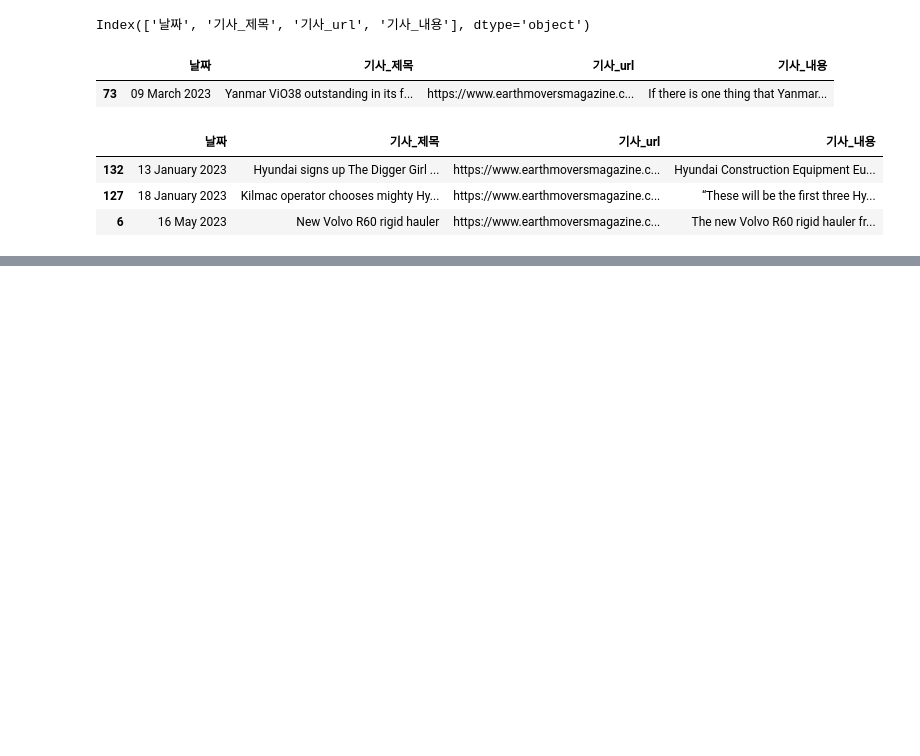
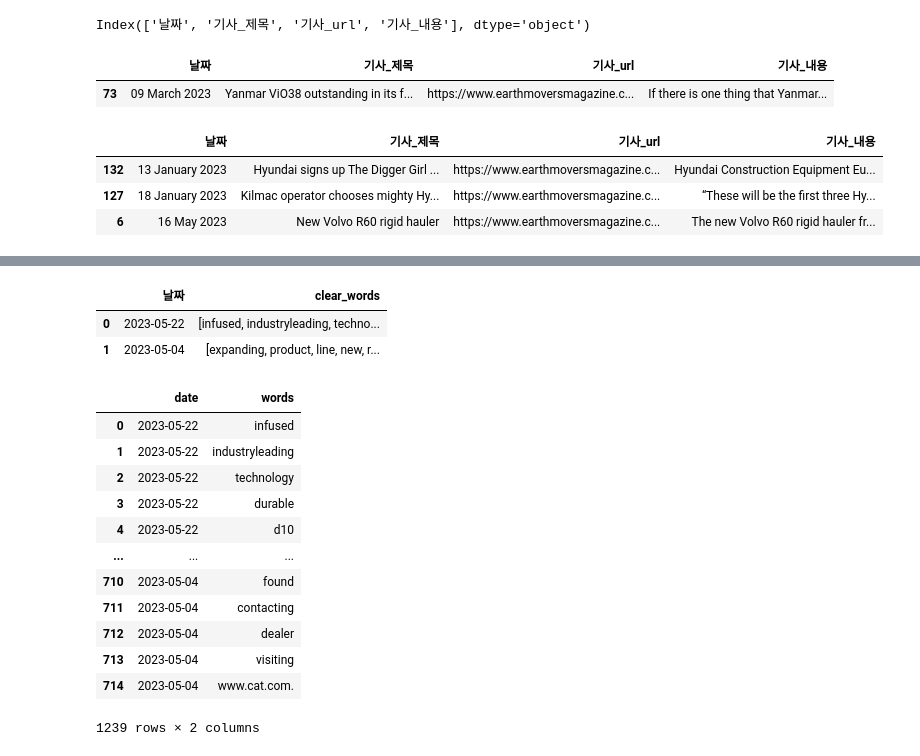
Before and after one commit to CE-MarketSensing/ConstructionEquipment, a Jupyter notebook: EDA/total_counts.ipynb, the cells around one changed output, grey strips where cells are left out. Drawn from its saved outputs; the diff is of its cells as text; code cells hidden in the pictures; blank space fills up the shorter version.

Commit message:
[예제] date 라벨링한 df 만들기 cat 데이터로 예시

```diff
--- a/EDA/total_counts.ipynb
+++ b/EDA/total_counts.ipynb
@@ -317,0 +375,32 @@ earth.sample(3)
+# %%
+test_df = cat[["날짜","clear_words"]][:2]
+test_df
+# %% [output]
+|  | 날짜 | clear_words |
+| 0 | 2023-05-22 | [infused, industryleading, techno... |
+| 1 | 2023-05-04 | [expanding, product, line, new, r... |
+# %%
+def label_date(df):
+    result = pd.DataFrame(columns=["date", "words"])
+    for i in range(len(df)):
+        temp = pd.DataFrame(df.iloc[i]["clear_words"], columns=["words"])
+        temp["date"] = df.iloc[i]["날짜"]
+        result = pd.concat([result, temp])
+
+    return result
+# %%
+label_date(test_df)
+# %% [output]
+|  | date | words |
+| 0 | 2023-05-22 | infused |
+| 1 | 2023-05-22 | industryleading |
+| 2 | 2023-05-22 | technology |
+| 3 | 2023-05-22 | durable |
+| 4 | 2023-05-22 | d10 |
+| ... | ... | ... |
+| 710 | 2023-05-04 | found |
+| 711 | 2023-05-04 | contacting |
+| 712 | 2023-05-04 | dealer |
+| 713 | 2023-05-04 | visiting |
+| 714 | 2023-05-04 | www.cat.com. |
+1239 rows × 2 columns
```
Also changed, not shown: parts of 7 cells of this notebook.
